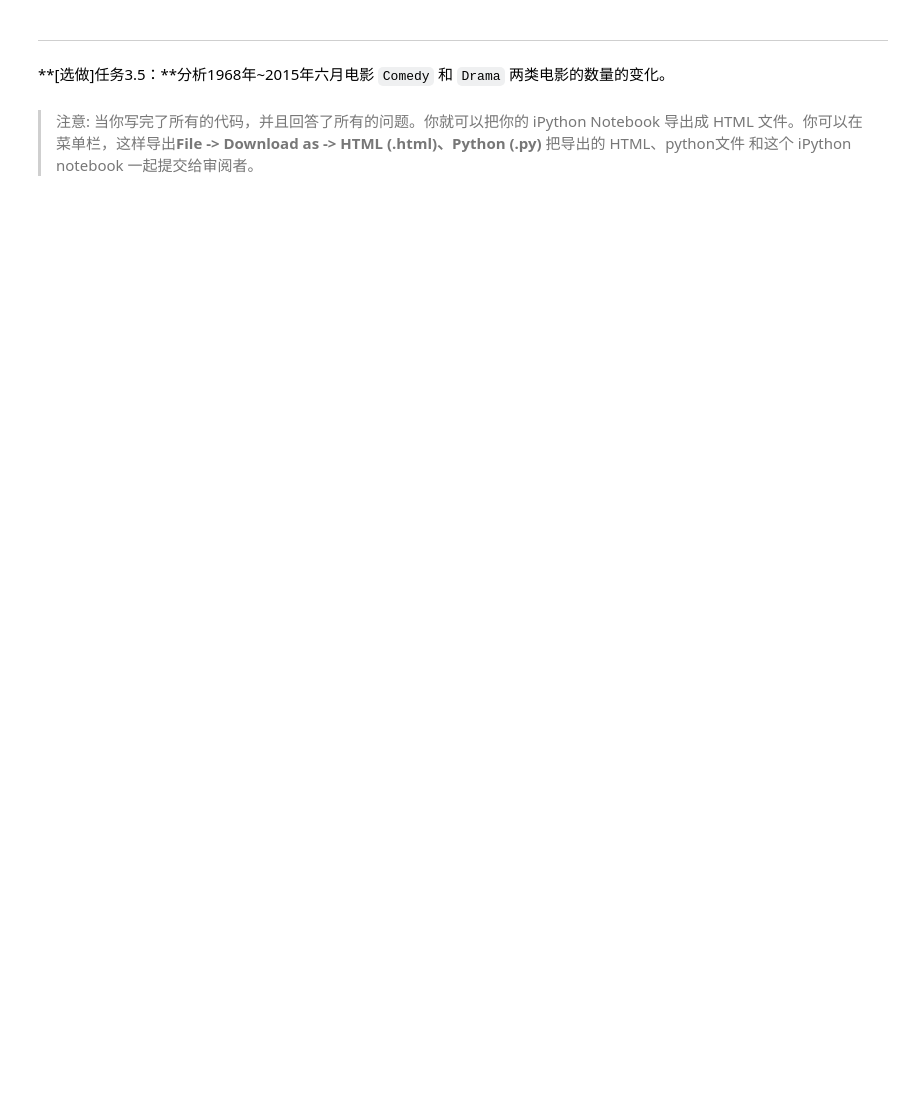
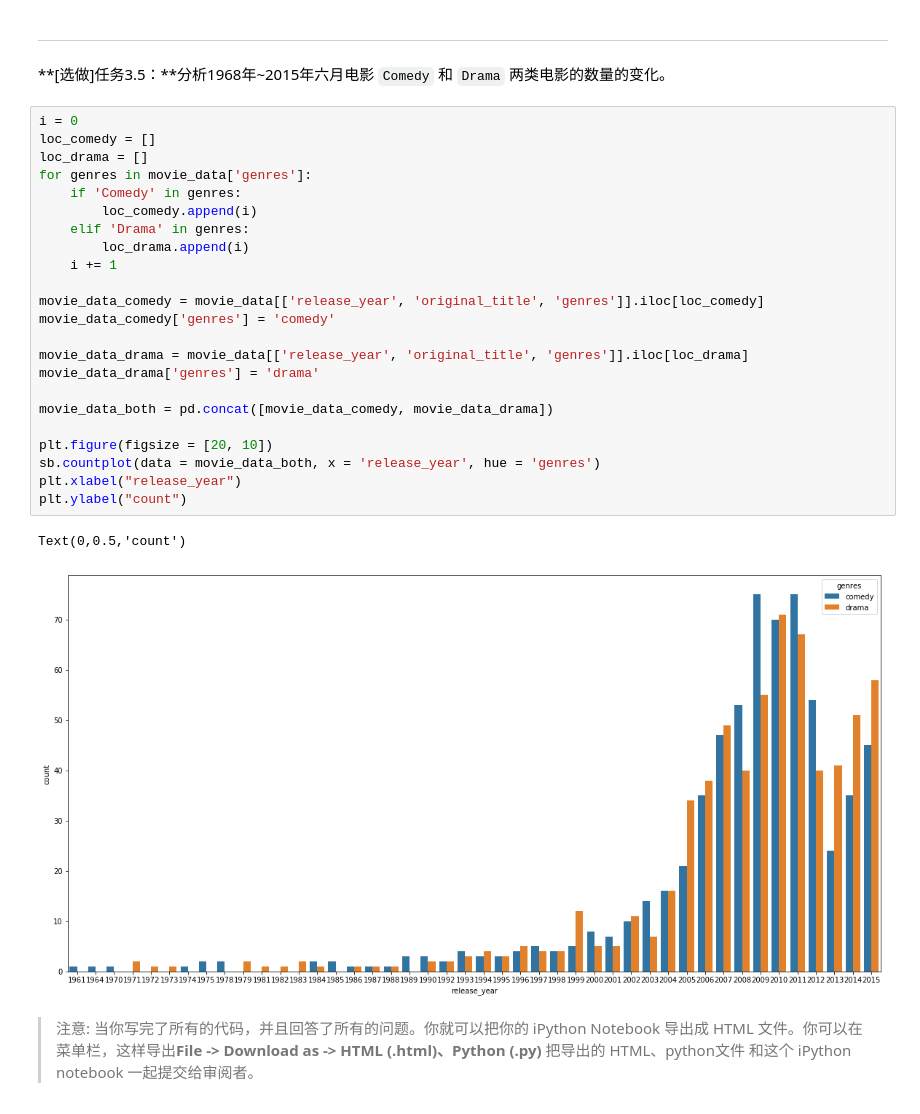
Before and after one commit to corwien/AIPND-cn-master, a Jupyter notebook: P2_Explore_Movie_Dataset/Explore Movie Dataset.ipynb, the cells around one changed output. Cells and saved outputs as stored; diff of their text form; blank space fills up the shorter version.

```diff
--- a/P2_Explore_Movie_Dataset/Explore Movie Dataset.ipynb
+++ b/P2_Explore_Movie_Dataset/Explore Movie Dataset.ipynb
@@ -317,5 +326,31 @@ plt.xticks(np.arange(1968,2016), rotation=90)
 ---
 
 **[选做]任务3.5：**分析1968年~2015年六月电影 `Comedy` 和 `Drama` 两类电影的数量的变化。
+# %%
+i = 0
+loc_comedy = []
+loc_drama = []
+for genres in movie_data['genres']:
+    if 'Comedy' in genres:
+        loc_comedy.append(i)
+    elif 'Drama' in genres:
+        loc_drama.append(i)
+    i += 1
+
+movie_data_comedy = movie_data[['release_year', 'original_title', 'genres']].iloc[loc_comedy]
+movie_data_comedy['genres'] = 'comedy'
+
+movie_data_drama = movie_data[['release_year', 'original_title', 'genres']].iloc[loc_drama]
+movie_data_drama['genres'] = 'drama'
+
+movie_data_both = pd.concat([movie_data_comedy, movie_data_drama])
+
+plt.figure(figsize = [20, 10])
+sb.countplot(data = movie_data_both, x = 'release_year', hue = 'genres')
+plt.xlabel("release_year")
+plt.ylabel("count")
+# %% [output]
+Text(0,0.5,'count')
+[figure, added]
 # %% [markdown]
 > 注意: 当你写完了所有的代码，并且回答了所有的问题。你就可以把你的 iPython Notebook 导出成 HTML 文件。你可以在菜单栏，这样导出**File -> Download as -> HTML (.html)、Python (.py)** 把导出的 HTML、python文件 和这个 iPython notebook 一起提交给审阅者。
```
Also changed, not shown: parts of 3 cells of this notebook.
